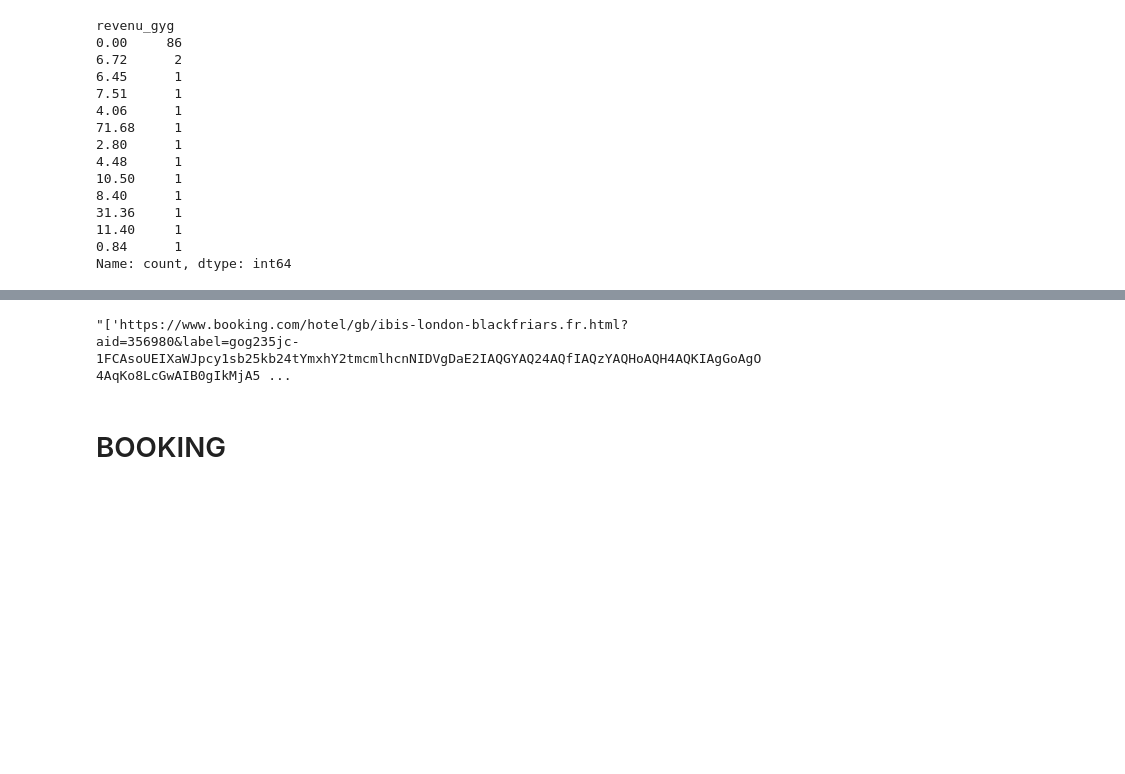
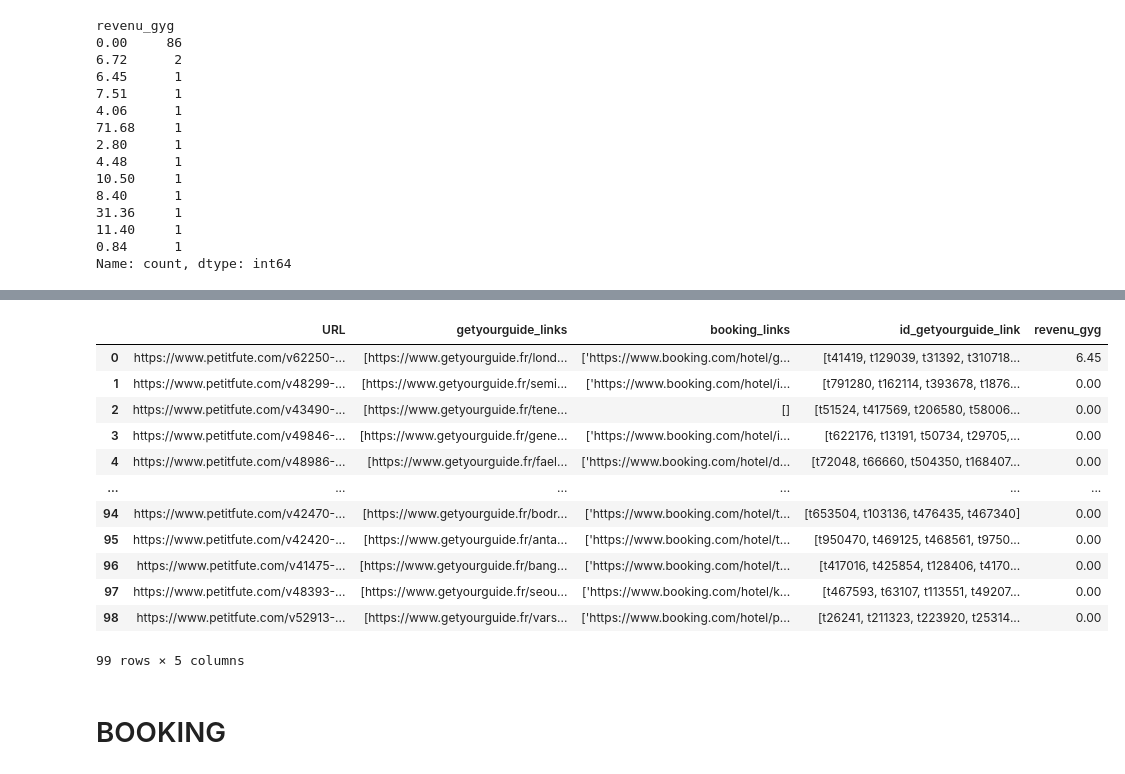
Before and after one commit to hanaa-akan/PETIT_FUTE, a Jupyter notebook: CODE/test_petit_fute.ipynb, the cells around one changed output, grey strips where cells are left out. Cells and saved outputs as stored; diff of their text form; code cells hidden in the pictures; blank space fills up the shorter version.

```diff
--- a/CODE/test_petit_fute.ipynb
+++ b/CODE/test_petit_fute.ipynb
@@ -173,5 +155,5 @@ data_gyg = pd.read_excel(r'C:\Users\Hanaa\Desktop\PETITFUTE\data\exports\get-you
 # %%
-data_gyg_activity = data_gyg[['View activity', 'Potential income']]
+gyg_activity = gyg[['View activity', 'Potential income']]
 # %%
 def extract_gyg_id(url):
     """Retourne l’identifiant GetYourGuide (t + 5 ou 6 chiffres) trouvé dans l’URL."""
@@ -181,7 +163,7 @@ def extract_gyg_id(url):
     return match.group(0) if match else None
 
 # Appliquer la fonction
-data_gyg_activity["id_gyg"] = data_gyg_activity["View activity"].apply(extract_gyg_id)
+gyg_activity["id_gyg"] = gyg_activity["View activity"].apply(extract_gyg_id)
 # %% [output]
 A value is trying to be set on a copy of a slice from a DataFrame.
 Try using .loc[row_indexer,col_indexer] = value instead
@@ -191,6 +173,6 @@ See the caveats in the documentation: https://pandas.pydata.org/pandas-docs/stab
 # %%
-data_gyg_activity["Potential income"] = pd.to_numeric(
-    data_gyg_activity["Potential income"], errors="coerce"
+gyg_activity["Potential income"] = pd.to_numeric(
+    gyg_activity["Potential income"], errors="coerce"
 ).fillna(0)
 # %% [output]
 A value is trying to be set on a copy of a slice from a DataFrame.
@@ -208,7 +190,7 @@ def calc_revenu_gyg(ids, df_ref):
     return subset["Potential income"].sum()
 
 # --- Application à la table Petit Futé ---
-df_final["revenu_gyg"] = df_final["id_getyourguide_link"].apply(lambda ids: calc_revenu_gyg(ids, data_gyg_activity))
+df_final["revenu_gyg"] = df_final["id_getyourguide_link"].apply(lambda ids: calc_revenu_gyg(ids, gyg_activity))
 # %%
 print(df_final['revenu_gyg'].sum())
 df_final['revenu_gyg'].value_counts()
@@ -240,7 +214,19 @@ dtype('int64')
 # %%
-df_final['booking_links'][0]
+df_final
 # %% [output]
+|  | URL | getyourguide_links | booking_links | id_getyourguide_link | revenu_gyg |
+| 0 | https://www.petitfute.com/v62250-... | [https://www.getyourguide.fr/lond... | ['https://www.booking.com/hotel/g... | [t41419, t129039, t31392, t310718... | 6.45 |
+| 1 | https://www.petitfute.com/v48299-... | [https://www.getyourguide.fr/semi... | ['https://www.booking.com/hotel/i... | [t791280, t162114, t393678, t1876... | 0.00 |
+| 2 | https://www.petitfute.com/v43490-... | [https://www.getyourguide.fr/tene... | [] | [t51524, t417569, t206580, t58006... | 0.00 |
+| 3 | https://www.petitfute.com/v49846-... | [https://www.getyourguide.fr/gene... | ['https://www.booking.com/hotel/i... | [t622176, t13191, t50734, t29705,... | 0.00 |
+| 4 | https://www.petitfute.com/v48986-... | [https://www.getyourguide.fr/fael... | ['https://www.booking.com/hotel/d... | [t72048, t66660, t504350, t168407... | 0.00 |
+| ... | ... | ... | ... | ... | ... |
+| 94 | https://www.petitfute.com/v42470-... | [https://www.getyourguide.fr/bodr... | ['https://www.booking.com/hotel/t... | [t653504, t103136, t476435, t467340] | 0.00 |
+| 95 | https://www.petitfute.com/v42420-... | [https://www.getyourguide.fr/anta... | ['https://www.booking.com/hotel/t... | [t950470, t469125, t468561, t9750... | 0.00 |
+| 96 | https://www.petitfute.com/v41475-... | [https://www.getyourguide.fr/bang... | ['https://www.booking.com/hotel/t... | [t417016, t425854, t128406, t4170... | 0.00 |
+| 97 | https://www.petitfute.com/v48393-... | [https://www.getyourguide.fr/seou... | ['https://www.booking.com/hotel/k... | [t467593, t63107, t113551, t49207... | 0.00 |
+| 98 | https://www.petitfute.com/v52913-... | [https://www.getyourguide.fr/vars... | ['https://www.booking.com/hotel/p... | [t26241, t211323, t223920, t25314... | 0.00 |
-"['https://www.booking.com/hotel/gb/ibis-london-blackfriars.fr.html?aid=356980&label=gog235jc-1FCAsoUEIXaWJpcy1sb25kb24tYmxhY2tmcmlhcnNIDVgDaE2IAQGYAQ24AQfIAQzYAQHoAQH4AQKIAgGoAgO4AqKo8LcGwAIB0gIkMjA5 ...
+99 rows × 5 columns
 # %% [markdown]
 # BOOKING
 # %%
```
Also changed, not shown: parts of 42 cells of this notebook, 3 other files.
